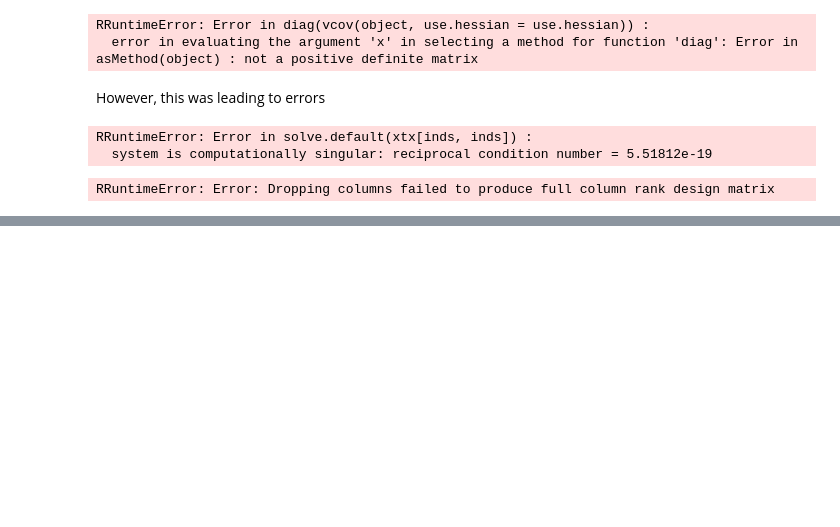
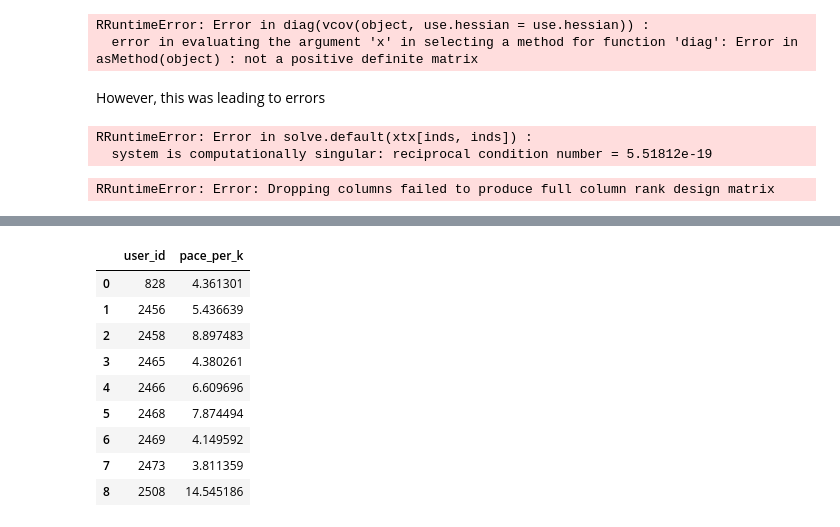
Before and after one commit to callen13/Senior_Thesis, a Jupyter notebook: sequential_model_selection.ipynb, the cells around one changed output, grey strips where cells are left out. Drawn from its saved outputs; the diff is of its cells as text; code cells hidden in the pictures; blank space fills up the shorter version.

```diff
--- a/sequential_model_selection.ipynb
+++ b/sequential_model_selection.ipynb
@@ -2354,0 +2374,13 @@ RRuntimeError: Error: Dropping columns failed to produce full column rank design
+# %%
+groups_std
+# %% [output]
+|  | user_id | pace_per_k |
+| 0 | 828 | 4.361301 |
+| 1 | 2456 | 5.436639 |
+| 2 | 2458 | 8.897483 |
+| 3 | 2465 | 4.380261 |
+| 4 | 2466 | 6.609696 |
+| 5 | 2468 | 7.874494 |
+| 6 | 2469 | 4.149592 |
+| 7 | 2473 | 3.811359 |
+| 8 | 2508 | 14.545186 |
```
Also changed, not shown: parts of 4 cells of this notebook, 1 other file.
